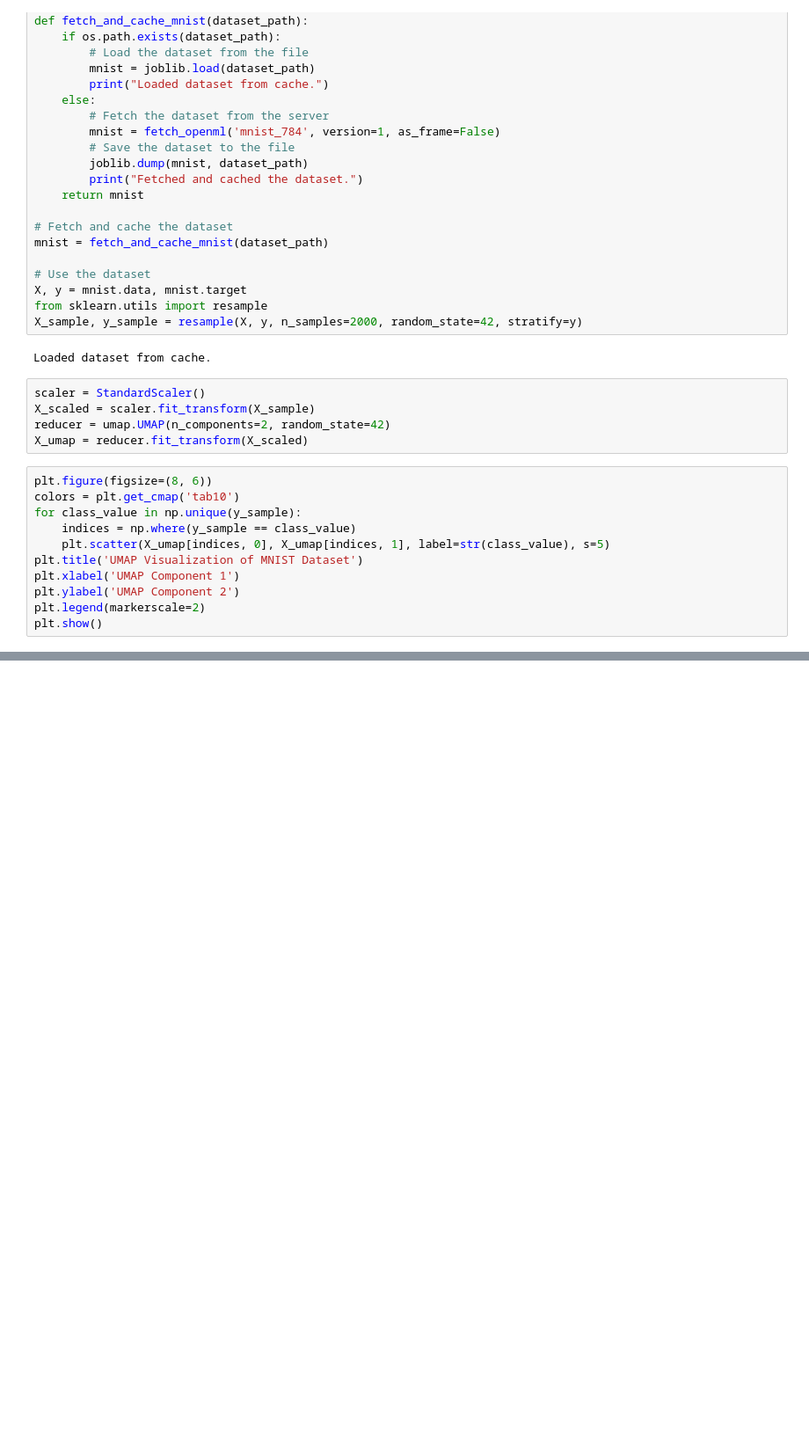
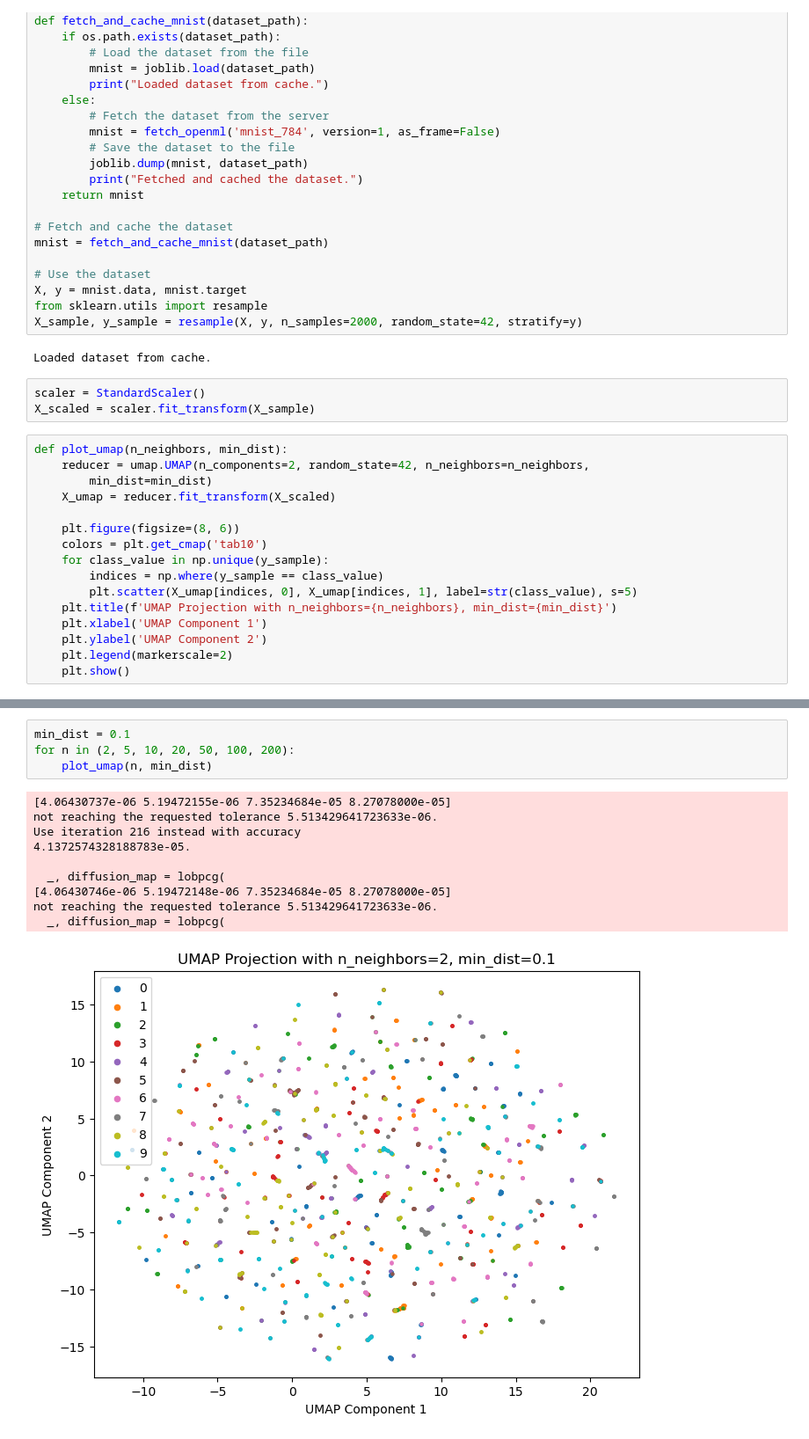
Before and after one commit to skalalab/dimension_reduction, a Jupyter notebook: umap.ipynb, the cells around one changed output, grey strips where cells are left out. Shown at 88% size. Cells and saved outputs as stored; diff of their text form; blank space fills up the shorter version.

```diff
--- a/umap.ipynb
+++ b/umap.ipynb
@@ -34,16 +34,19 @@ Loaded dataset from cache.
 # %%
 scaler = StandardScaler()
 X_scaled = scaler.fit_transform(X_sample)
-reducer = umap.UMAP(n_components=2, random_state=42)
-X_umap = reducer.fit_transform(X_scaled)
 # %%
-plt.figure(figsize=(8, 6))
-colors = plt.get_cmap('tab10')
-for class_value in np.unique(y_sample):
-    indices = np.where(y_sample == class_value)
-    plt.scatter(X_umap[indices, 0], X_umap[indices, 1], label=str(class_value), s=5)
-plt.title('UMAP Visualization of MNIST Dataset')
-plt.xlabel('UMAP Component 1')
-plt.ylabel('UMAP Component 2')
-plt.legend(markerscale=2)
-plt.show()
+def plot_umap(n_neighbors, min_dist):
+    reducer = umap.UMAP(n_components=2, random_state=42, n_neighbors=n_neighbors,
+        min_dist=min_dist)
+    X_umap = reducer.fit_transform(X_scaled)
+
+    plt.figure(figsize=(8, 6))
+    colors = plt.get_cmap('tab10')
+    for class_value in np.unique(y_sample):
+        indices = np.where(y_sample == class_value)
+        plt.scatter(X_umap[indices, 0], X_umap[indices, 1], label=str(class_value), s=5)
+    plt.title(f'UMAP Projection with n_neighbors={n_neighbors}, min_dist={min_dist}')
+    plt.xlabel('UMAP Component 1')
+    plt.ylabel('UMAP Component 2')
+    plt.legend(markerscale=2)
+    plt.show()
@@ -55,0 +71,15 @@ X_umap.shape
+# %%
+min_dist = 0.1
+for n in (2, 5, 10, 20, 50, 100, 200):
+    plot_umap(n, min_dist)
+# %% [output]
+[4.06430737e-06 5.19472155e-06 7.35234684e-05 8.27078000e-05]
+not reaching the requested tolerance 5.513429641723633e-06.
+Use iteration 216 instead with accuracy
+4.1372574328188783e-05.
+
+  _, diffusion_map = lobpcg(
+[4.06430746e-06 5.19472148e-06 7.35234684e-05 8.27078000e-05]
+not reaching the requested tolerance 5.513429641723633e-06.
+  _, diffusion_map = lobpcg(
+[figure, added]
```
Also changed, not shown: parts of 5 cells of this notebook, 5 other files.
